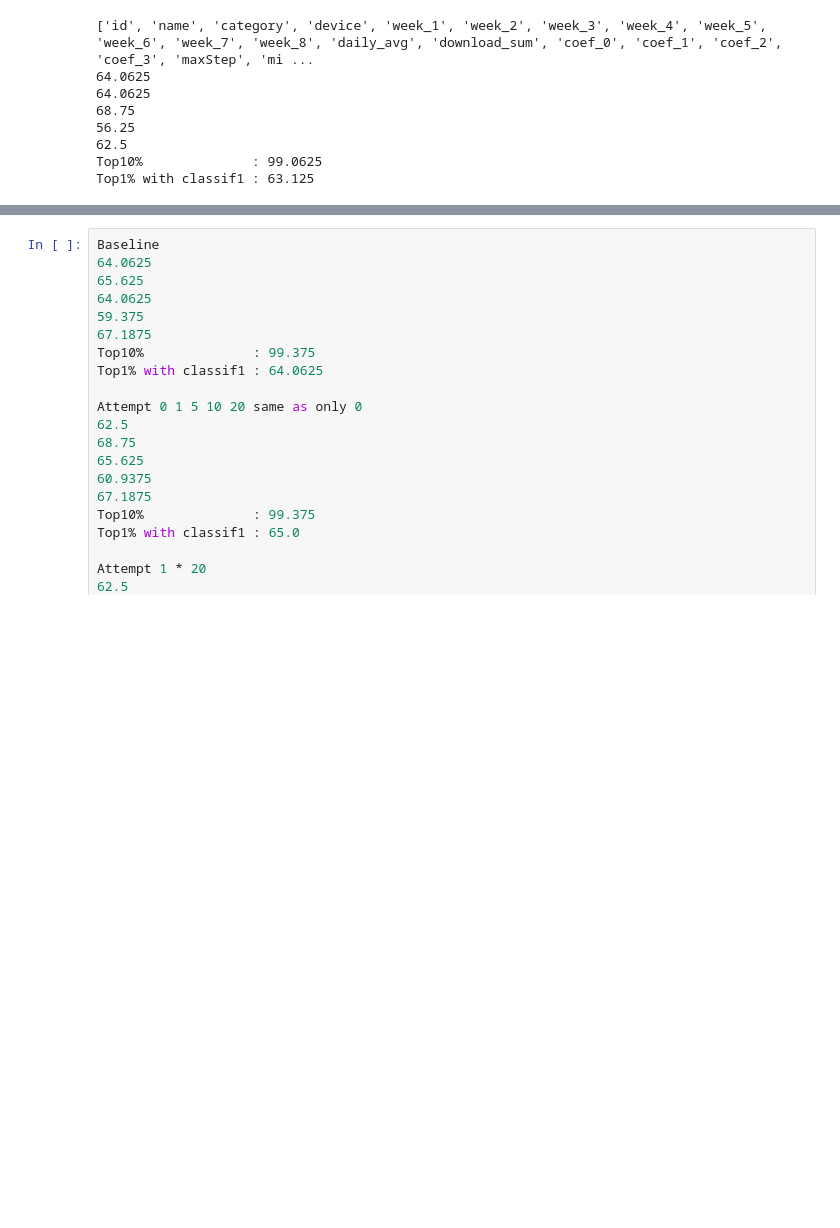
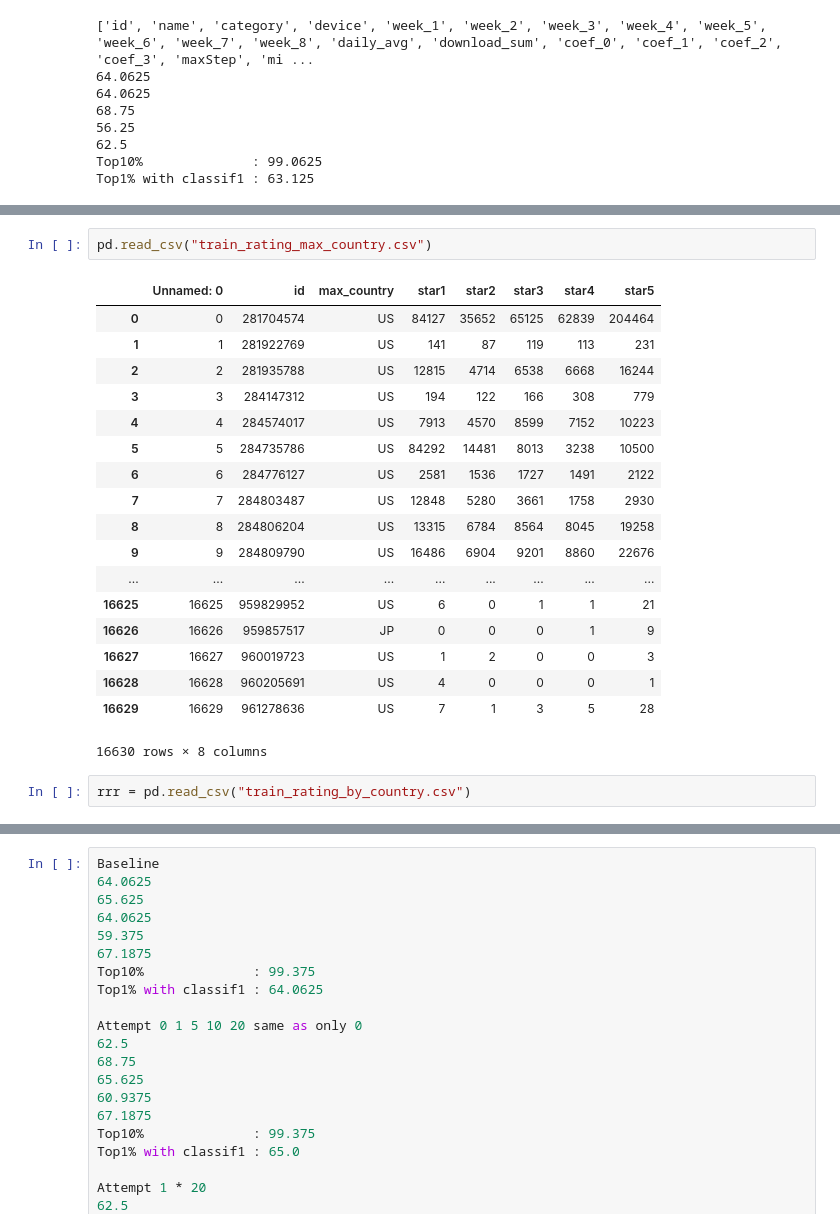
Before and after one commit to vpberges/CS341appranking, a Jupyter notebook: Predictors.ipynb, the cells around one changed output, grey strips where cells are left out. Saved outputs shown, nothing was run; the diff lists cells and outputs as text; blank space fills up the shorter version.

Commit message:
attempt train weights

```diff
--- a/Predictors.ipynb
+++ b/Predictors.ipynb
@@ -1640,0 +1640,23 @@ array([1, 0, 1, ..., 0, 0, 0])
+# %%
+pd.read_csv("train_rating_max_country.csv")
+# %% [output]
+|  | Unnamed: 0 | id | max_country | star1 | star2 | star3 | star4 | star5 |
+| 0 | 0 | 281704574 | US | 84127 | 35652 | 65125 | 62839 | 204464 |
+| 1 | 1 | 281922769 | US | 141 | 87 | 119 | 113 | 231 |
+| 2 | 2 | 281935788 | US | 12815 | 4714 | 6538 | 6668 | 16244 |
+| 3 | 3 | 284147312 | US | 194 | 122 | 166 | 308 | 779 |
+| 4 | 4 | 284574017 | US | 7913 | 4570 | 8599 | 7152 | 10223 |
+| 5 | 5 | 284735786 | US | 84292 | 14481 | 8013 | 3238 | 10500 |
+| 6 | 6 | 284776127 | US | 2581 | 1536 | 1727 | 1491 | 2122 |
+| 7 | 7 | 284803487 | US | 12848 | 5280 | 3661 | 1758 | 2930 |
+| 8 | 8 | 284806204 | US | 13315 | 6784 | 8564 | 8045 | 19258 |
+| 9 | 9 | 284809790 | US | 16486 | 6904 | 9201 | 8860 | 22676 |
+| ... | ... | ... | ... | ... | ... | ... | ... | ... |
+| 16625 | 16625 | 959829952 | US | 6 | 0 | 1 | 1 | 21 |
+| 16626 | 16626 | 959857517 | JP | 0 | 0 | 0 | 1 | 9 |
+| 16627 | 16627 | 960019723 | US | 1 | 2 | 0 | 0 | 3 |
+| 16628 | 16628 | 960205691 | US | 4 | 0 | 0 | 0 | 1 |
+| 16629 | 16629 | 961278636 | US | 7 | 1 | 3 | 5 | 28 |
+16630 rows × 8 columns
+# %%
+rrr = pd.read_csv("train_rating_by_country.csv")
```
Also changed, not shown: parts of 3 cells of this notebook, 1 other file.
